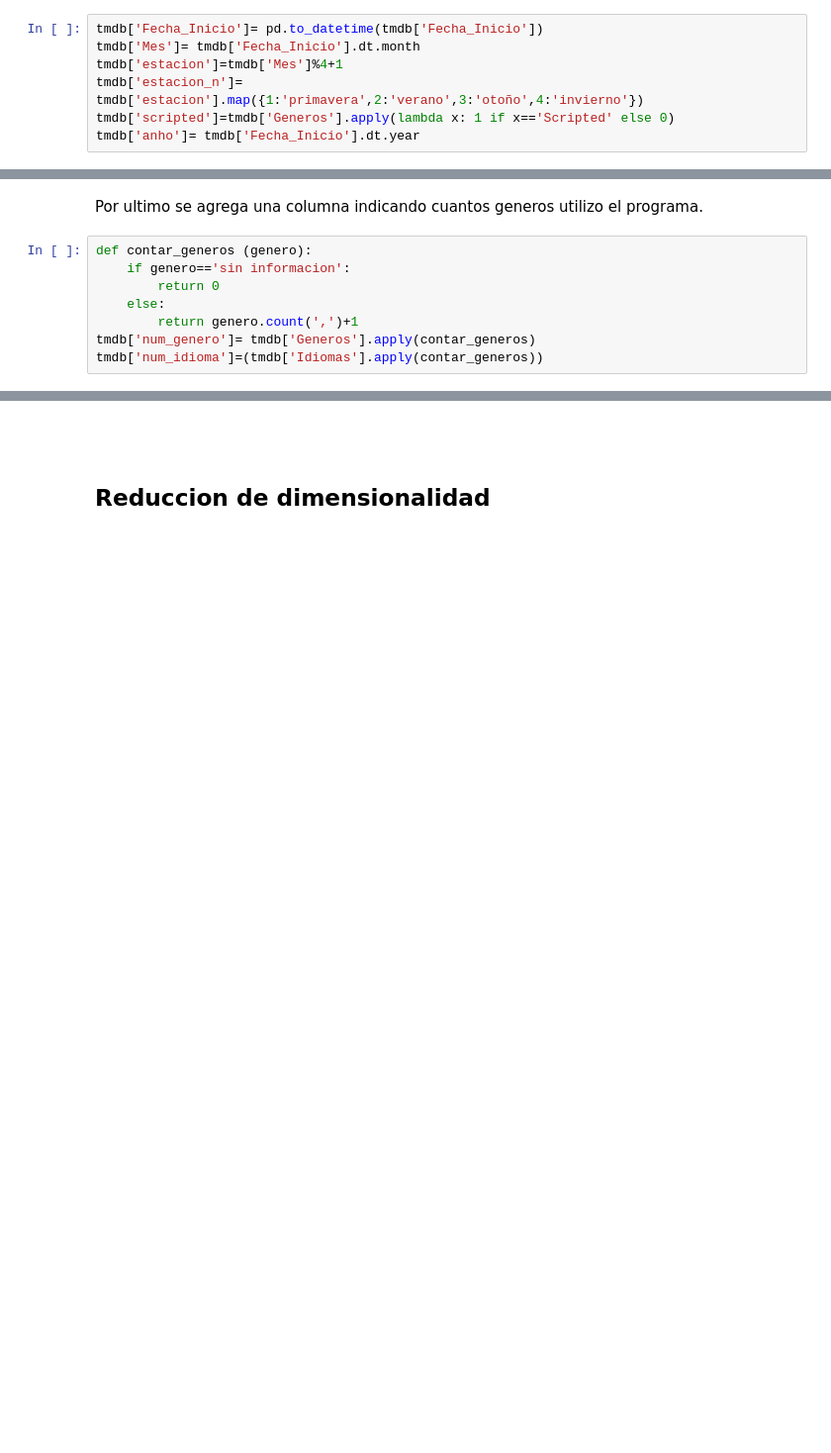
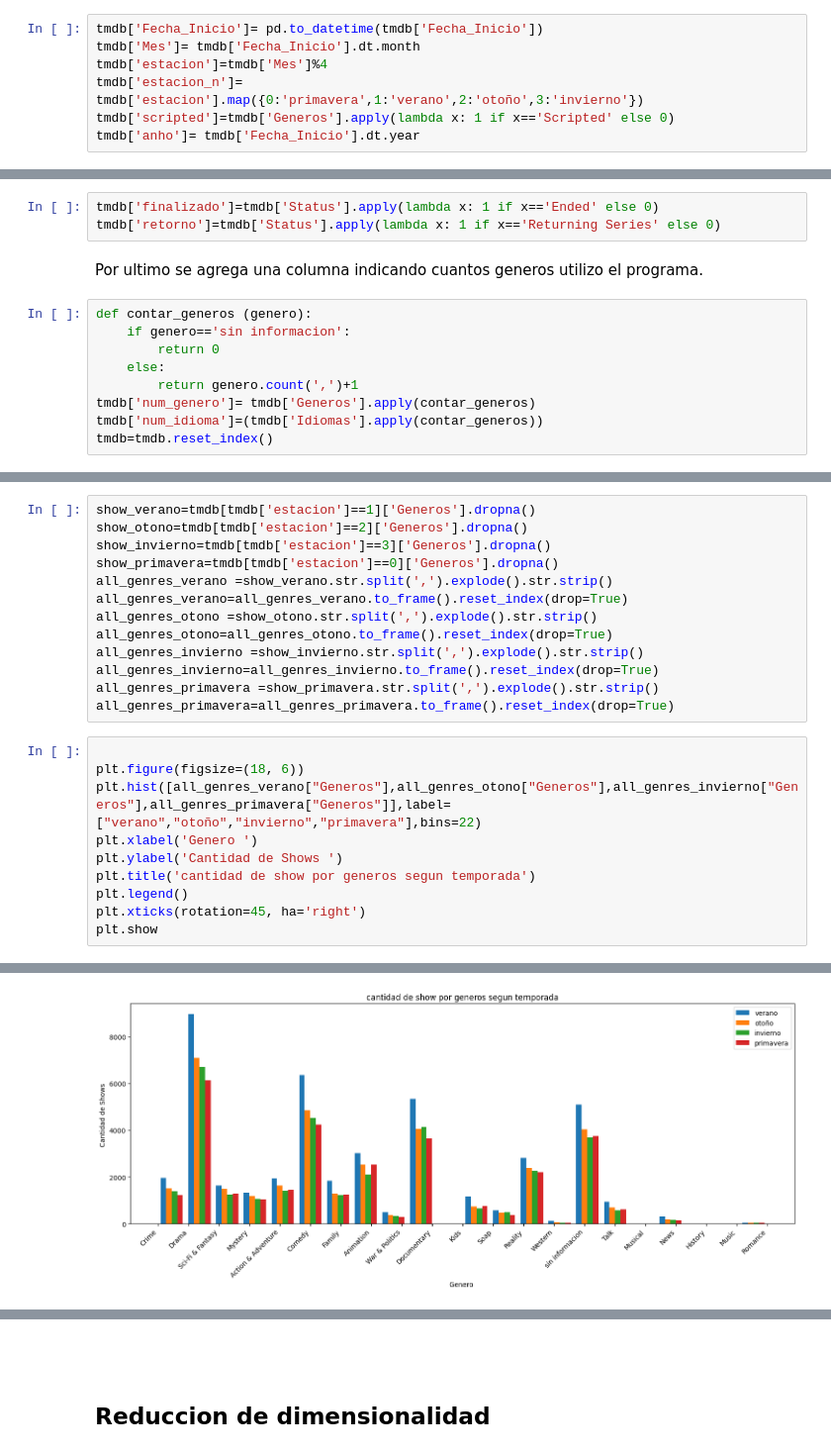
Before and after one commit to PedroJofreEsc/Data-science-Comision-61155, a Jupyter notebook: notebook/ProyectoDB_ParteIII_jofre.ipynb, the cells around one changed output, grey strips where cells are left out. Shown: that part at 99% size. Drawn from its saved outputs; the diff is of its cells as text; blank space fills up the shorter version.

```diff
--- a/notebook/ProyectoDB_ParteIII_jofre.ipynb
+++ b/notebook/ProyectoDB_ParteIII_jofre.ipynb
@@ -126,8 +117,8 @@ Para obtener un mejor detalle se extrae informacion temporal de las fechas, como
 # %%
 tmdb['Fecha_Inicio']= pd.to_datetime(tmdb['Fecha_Inicio'])
 tmdb['Mes']= tmdb['Fecha_Inicio'].dt.month
-tmdb['estacion']=tmdb['Mes']%4+1
-tmdb['estacion_n']= tmdb['estacion'].map({1:'primavera',2:'verano',3:'otoño',4:'invierno'})
+tmdb['estacion']=tmdb['Mes']%4
+tmdb['estacion_n']= tmdb['estacion'].map({0:'primavera',1:'verano',2:'otoño',3:'invierno'})
 tmdb['scripted']=tmdb['Generos'].apply(lambda x: 1 if x=='Scripted' else 0)
 tmdb['anho']= tmdb['Fecha_Inicio'].dt.year
 # %% [markdown]
@@ -137,3 +130,6 @@ tmdb['scripted']=tmdb['Generos'].apply(lambda x: 1 if x=='Scripted' else 0)
+# %%
+tmdb['finalizado']=tmdb['Status'].apply(lambda x: 1 if x=='Ended' else 0)
+tmdb['retorno']=tmdb['Status'].apply(lambda x: 1 if x=='Returning Series' else 0)
 # %% [markdown]
 Por ultimo se agrega una columna indicando cuantos generos utilizo el programa.
 # %%
@@ -144,3 +140,4 @@ def contar_generos (genero):
         return genero.count(',')+1
 tmdb['num_genero']= tmdb['Generos'].apply(contar_generos)
 tmdb['num_idioma']=(tmdb['Idiomas'].apply(contar_generos))
+tmdb=tmdb.reset_index()
@@ -163,0 +147,24 @@ Name: count, dtype: int64
+# %%
+show_verano=tmdb[tmdb['estacion']==1]['Generos'].dropna()
+show_otono=tmdb[tmdb['estacion']==2]['Generos'].dropna()
+show_invierno=tmdb[tmdb['estacion']==3]['Generos'].dropna()
+show_primavera=tmdb[tmdb['estacion']==0]['Generos'].dropna()
+all_genres_verano =show_verano.str.split(',').explode().str.strip()
+all_genres_verano=all_genres_verano.to_frame().reset_index(drop=True)
+all_genres_otono =show_otono.str.split(',').explode().str.strip()
+all_genres_otono=all_genres_otono.to_frame().reset_index(drop=True)
+all_genres_invierno =show_invierno.str.split(',').explode().str.strip()
+all_genres_invierno=all_genres_invierno.to_frame().reset_index(drop=True)
+all_genres_primavera =show_primavera.str.split(',').explode().str.strip()
+all_genres_primavera=all_genres_primavera.to_frame().reset_index(drop=True)
+# %%
+
+plt.figure(figsize=(18, 6))
+plt.hist([all_genres_verano["Generos"],all_genres_otono["Generos"],all_genres_invierno["Generos"],all_genres_primavera["Generos"]],label=["verano","otoño","invierno","primavera"],bins=22)
+plt.xlabel('Genero ')
+plt.ylabel('Cantidad de Shows ')
+plt.title('cantidad de show por generos segun temporada')
+plt.legend()
+plt.xticks(rotation=45, ha='right')
+plt.show
+# %% [output]
@@ -163,0 +172 @@ Name: count, dtype: int64
+[figure, added]
```
Also changed, not shown: parts of 18 cells of this notebook, 2 other files.
